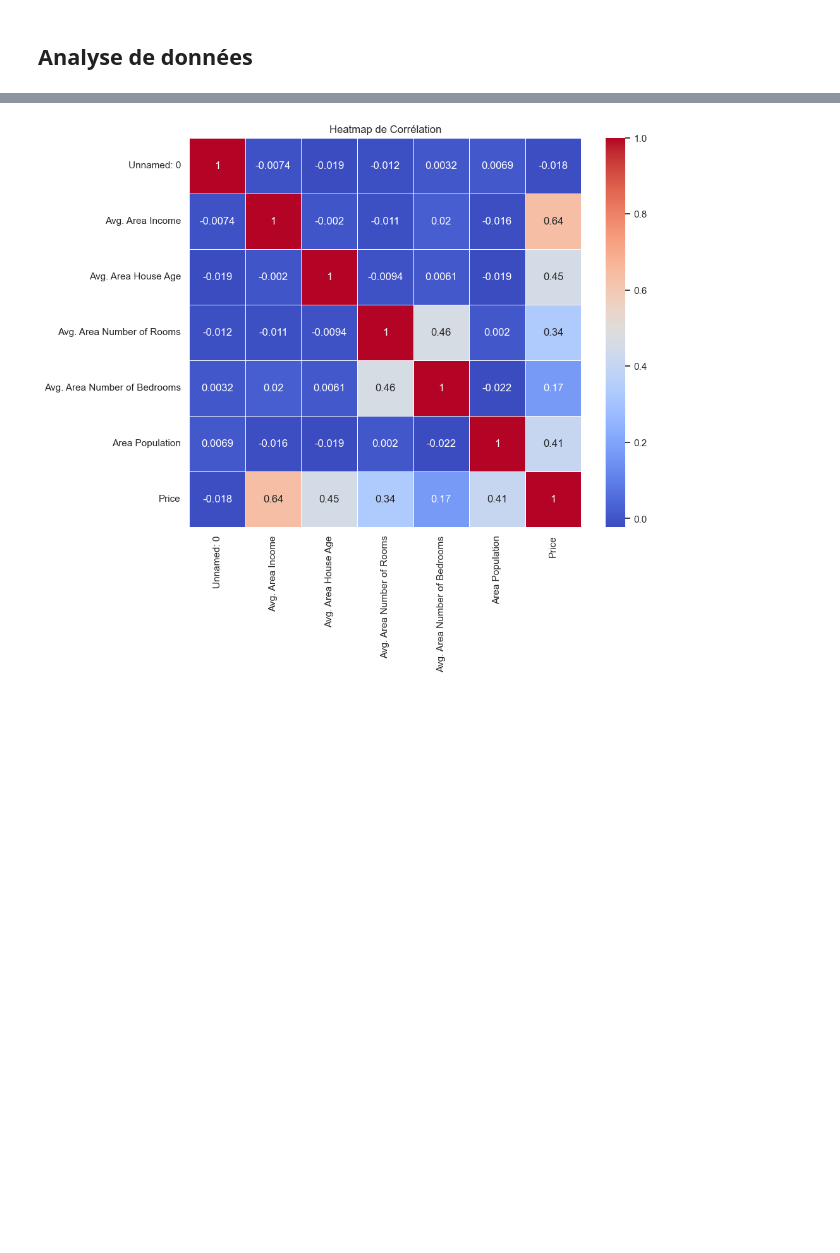
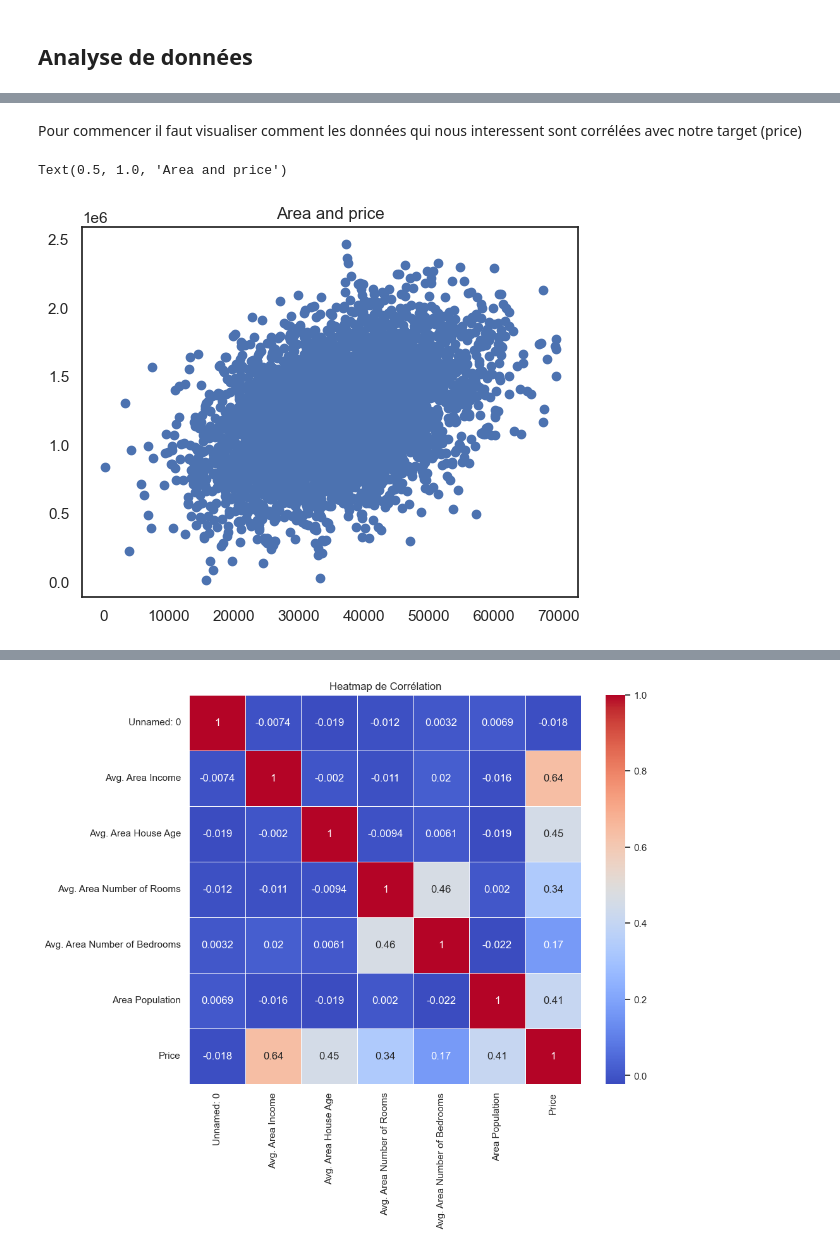
Before and after one commit to BatataNatna/Merad-Khedoudja-Rym-Projet-House-Pricing-MLA, a Jupyter notebook: House_prediction.ipynb, the cells around one changed output, grey strips where cells are left out. Saved outputs shown, nothing was run; the diff lists cells and outputs as text; code cells hidden in the pictures; blank space fills up the shorter version.

```diff
--- a/House_prediction.ipynb
+++ b/House_prediction.ipynb
@@ -48,0 +77,8 @@ print(donnees.head())
+# %% [markdown]
+Pour commencer il faut visualiser comment les données qui nous interessent sont corrélées avec notre target (price)
+# %%
+plt.scatter(donnees["Area Population"],donnees["Price"])
+plt.title("Area and price")
+# %% [output]
+Text(0.5, 1.0, 'Area and price')
+[figure, added]
```
Also changed, not shown: parts of 8 cells of this notebook.
